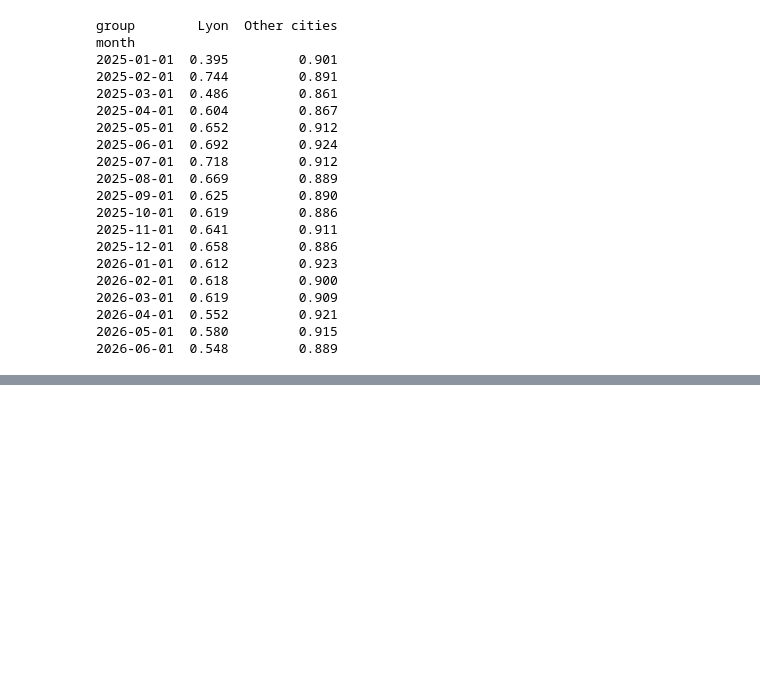
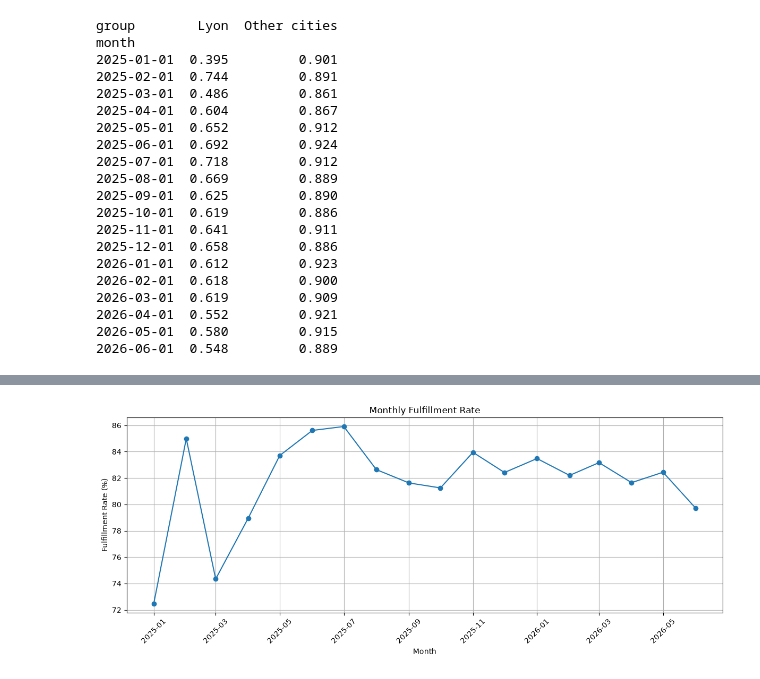
Before and after one commit to Berenice029/Growth_modelling_project, a Jupyter notebook: question_2.ipynb, the cells around one changed output, grey strips where cells are left out. Drawn from its saved outputs; the diff is of its cells as text; code cells hidden in the pictures; blank space fills up the shorter version.

```diff
--- a/question_2.ipynb
+++ b/question_2.ipynb
@@ -219,0 +270,22 @@ AttributeError: Can only use .dt accessor with datetimelike values
+# %%
+# Plot the monthly fulfillment rate
+import matplotlib.pyplot as plt
+
+plt.figure(figsize=(12, 5))
+
+plt.plot(
+    monthly_table["month"],
+    monthly_table["fulfillment_rate"],
+    marker="o"
+)
+
+plt.title("Monthly Fulfillment Rate")
+plt.xlabel("Month")
+plt.ylabel("Fulfillment Rate (%)")
+plt.grid(True)
+
+plt.xticks(rotation=45)
+plt.tight_layout()
+plt.show()
+# %% [output]
+[figure, added]
```
Also changed, not shown: parts of 8 cells of this notebook.
